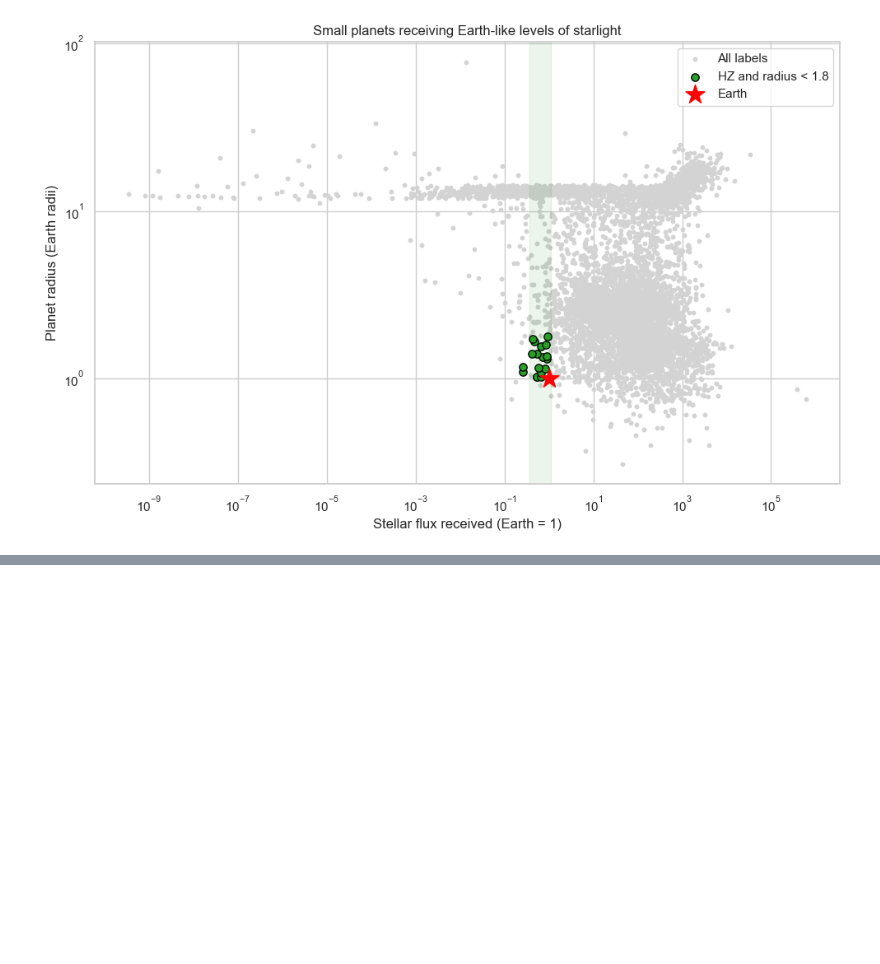
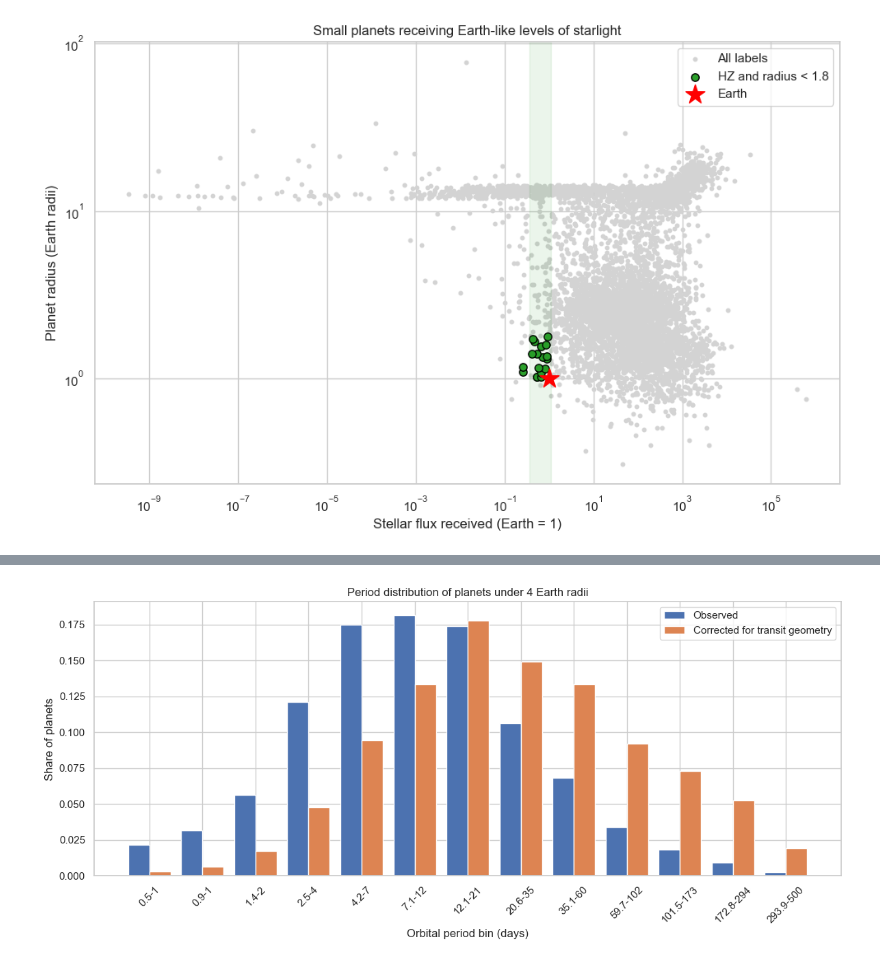
Before and after one commit to Rasul-Mushtaq/nasa-exoplanets, a Jupyter notebook: exoplanets.ipynb, the cells around one changed output, grey strips where cells are left out. Drawn from its saved outputs; the diff is of its cells as text; code cells hidden in the pictures; blank space fills up the shorter version.

```diff
--- a/exoplanets.ipynb
+++ b/exoplanets.ipynb
@@ -191,0 +198,25 @@ plt.show()
+# %%
+rsun_au = 0.00465047
+
+tr = df[
+    (df["discoverymethod"] == "Transit")
+    & df["pl_orbper"].notna()
+    & df["st_rad"].notna()
+    & df["a_au"].notna()
+    & (df["pl_rade"] < 4)
+].copy()
+
+tr["p_transit"] = (tr["st_rad"] * rsun_au / tr["a_au"]).clip(upper=1)
+tr["weight"] = 1.0 / tr["p_transit"]
+
+bins = np.logspace(np.log10(0.5), np.log10(500), 14)
+tr["bin"] = pd.cut(tr["pl_orbper"], bins)
+
+summary = tr.groupby("bin", observed=True).agg(
+    observed=("pl_name", "count"),
+    corrected=("weight", "sum"),
+)
+summary["observed_share"] = summary["observed"] / summary["observed"].sum()
+summary["corrected_share"] = summary["corrected"] / summary["corrected"].sum()
+
+summary[["observed", "observed_share", "corrected_share"]].round(3)
@@ -191,0 +239,17 @@ plt.show()
+# %%
+labels = [f"{iv.left:.1f}-{iv.right:.0f}" for iv in summary.index]
+x = np.arange(len(labels))
+width = 0.4
+
+plt.figure(figsize=(12, 5.5))
+plt.bar(x - width / 2, summary["observed_share"], width, label="Observed")
+plt.bar(x + width / 2, summary["corrected_share"], width, label="Corrected for transit geometry")
+plt.xticks(x, labels, rotation=45)
+plt.xlabel("Orbital period bin (days)")
+plt.ylabel("Share of planets")
+plt.title("Period distribution of planets under 4 Earth radii")
+plt.legend()
+plt.tight_layout()
+plt.show()
+# %% [output]
+[figure, added]
```
Also changed, not shown: parts of 2 cells of this notebook.
